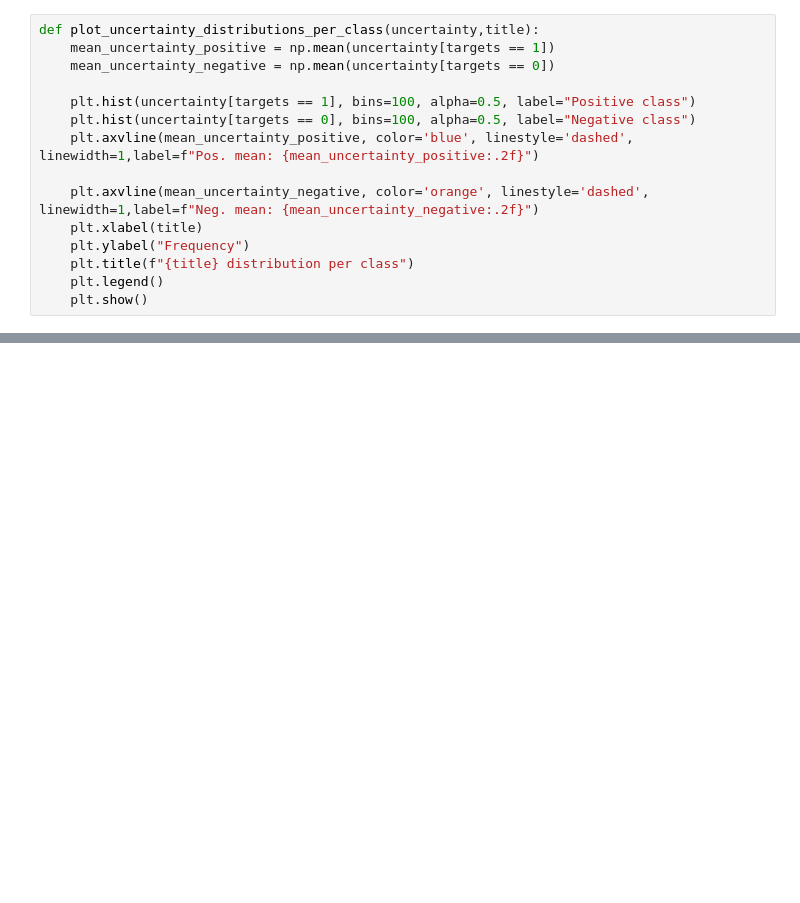
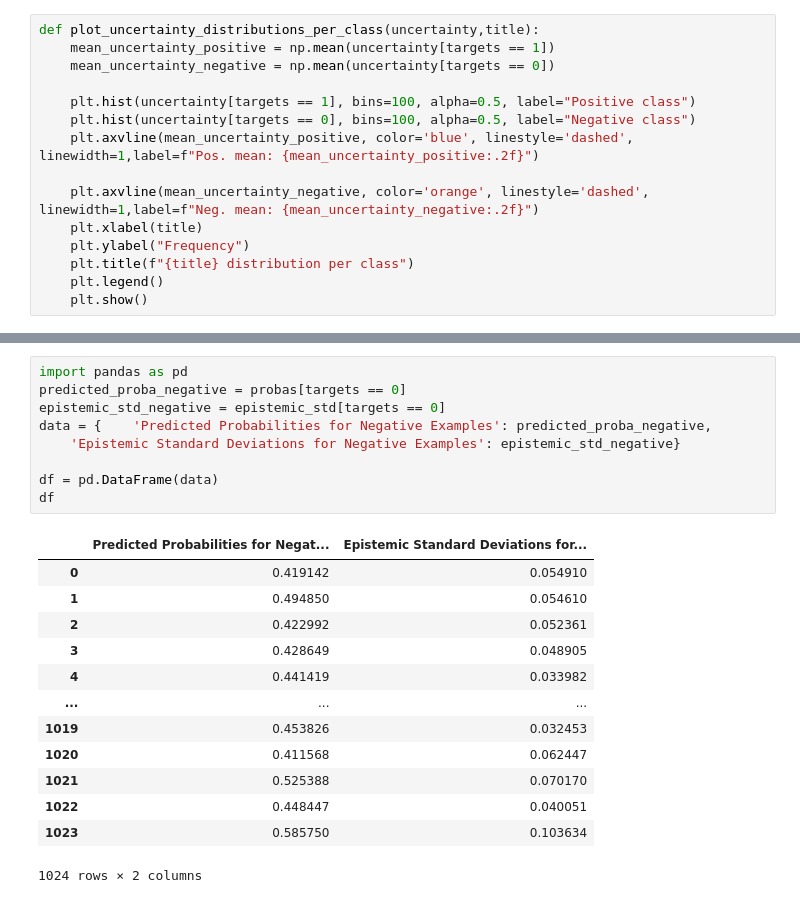
Before and after one commit to JonahNiklas/Pre-project-transformer, a Jupyter notebook: p2p_lending/visualize_resutls.ipynb, the cells around one changed output, grey strips where cells are left out. Drawn from its saved outputs; the diff is of its cells as text; blank space fills up the shorter version.

```diff
--- a/p2p_lending/visualize_resutls.ipynb
+++ b/p2p_lending/visualize_resutls.ipynb
@@ -253,0 +269,23 @@ plot_uncertainty_distributions_per_class(aleatoric_std, title="Aleatoric Uncerta
+# %%
+import pandas as pd
+predicted_proba_negative = probas[targets == 0]
+epistemic_std_negative = epistemic_std[targets == 0]
+data = {    'Predicted Probabilities for Negative Examples': predicted_proba_negative,
+    'Epistemic Standard Deviations for Negative Examples': epistemic_std_negative}
+
+df = pd.DataFrame(data)
+df
+# %% [output]
+|  | Predicted Probabilities for Negat... | Epistemic Standard Deviations for... |
+| 0 | 0.419142 | 0.054910 |
+| 1 | 0.494850 | 0.054610 |
+| 2 | 0.422992 | 0.052361 |
+| 3 | 0.428649 | 0.048905 |
+| 4 | 0.441419 | 0.033982 |
+| ... | ... | ... |
+| 1019 | 0.453826 | 0.032453 |
+| 1020 | 0.411568 | 0.062447 |
+| 1021 | 0.525388 | 0.070170 |
+| 1022 | 0.448447 | 0.040051 |
+| 1023 | 0.585750 | 0.103634 |
+1024 rows × 2 columns
```
Also changed, not shown: parts of 5 cells of this notebook, 5 other files.
